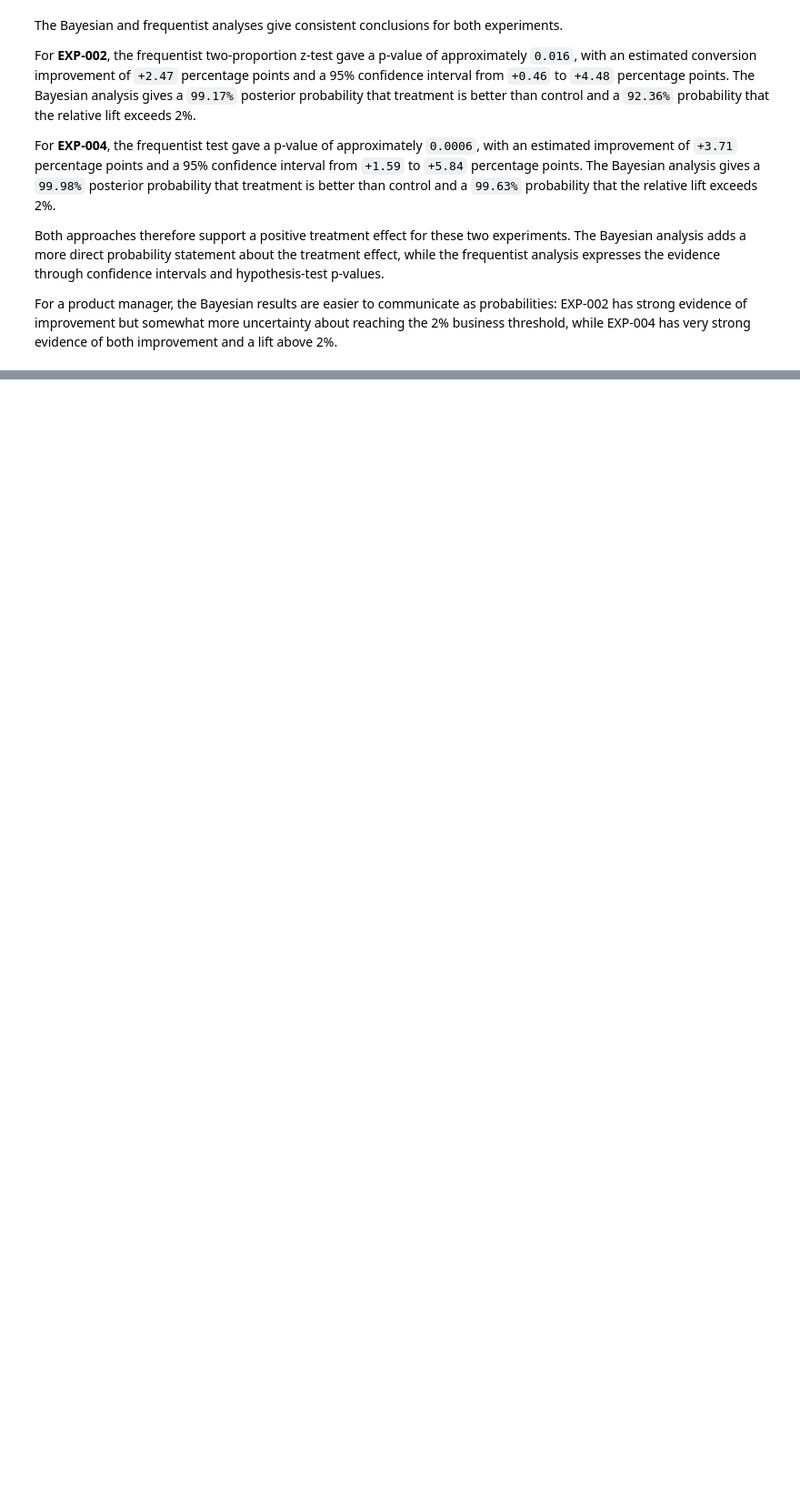
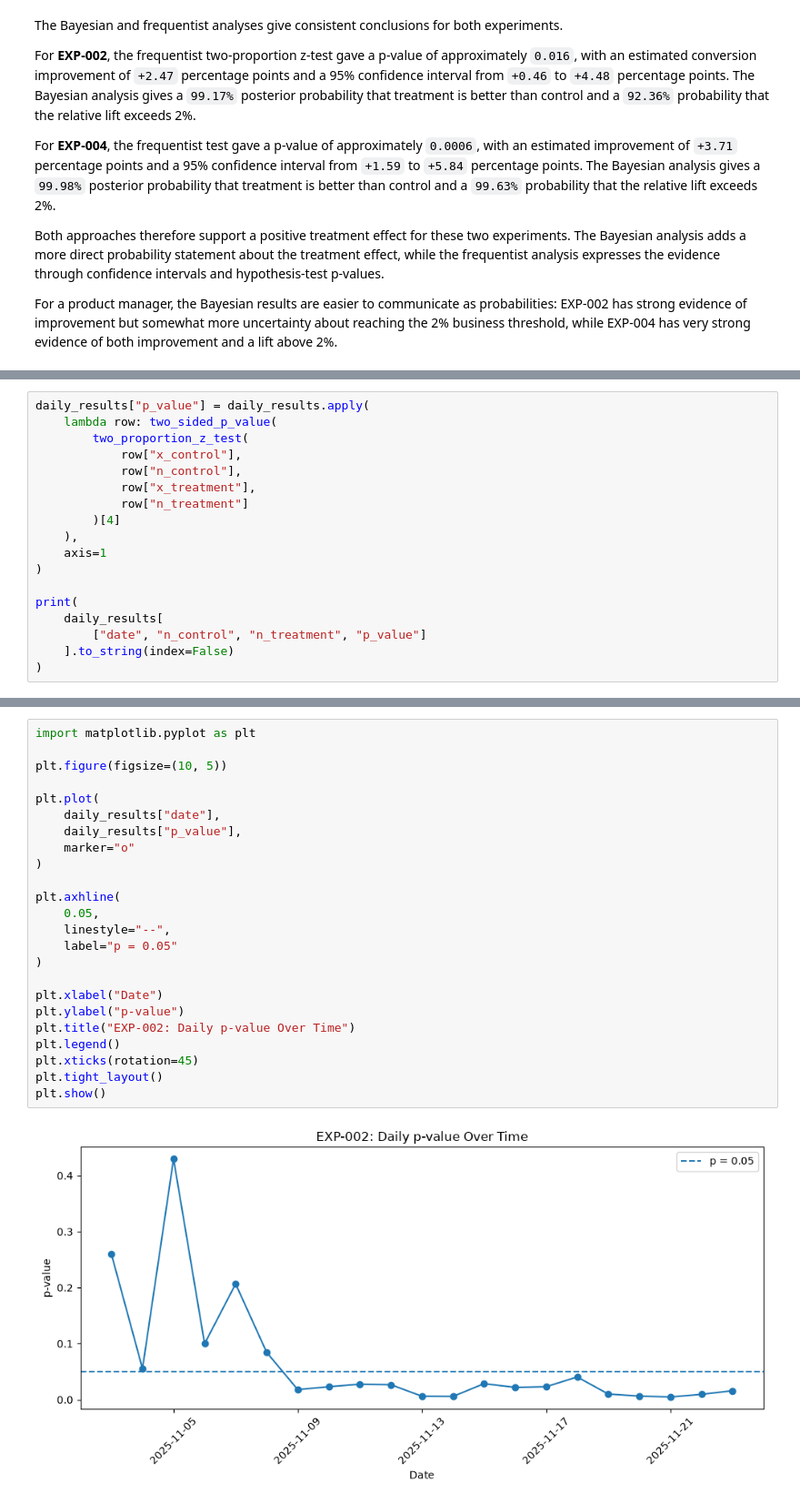
Before and after one commit to behwilionel-lang/skye8-ds-team-c-inference, a Jupyter notebook: notebooks/estimation.ipynb, the cells around one changed output, grey strips where cells are left out. Shown at 91% size. Cells and saved outputs as stored; diff of their text form; blank space fills up the shorter version.

```diff
--- a/notebooks/estimation.ipynb
+++ b/notebooks/estimation.ipynb
@@ -1281,0 +1503,18 @@ For a product manager, the Bayesian results are easier to communicate as probabi
+# %%
+daily_results["p_value"] = daily_results.apply(
+    lambda row: two_sided_p_value(
+        two_proportion_z_test(
+            row["x_control"],
+            row["n_control"],
+            row["x_treatment"],
+            row["n_treatment"]
+        )[4]
+    ),
+    axis=1
+)
+
+print(
+    daily_results[
+        ["date", "n_control", "n_treatment", "p_value"]
+    ].to_string(index=False)
+)
@@ -1281,0 +1545,26 @@ For a product manager, the Bayesian results are easier to communicate as probabi
+# %%
+import matplotlib.pyplot as plt
+
+plt.figure(figsize=(10, 5))
+
+plt.plot(
+    daily_results["date"],
+    daily_results["p_value"],
+    marker="o"
+)
+
+plt.axhline(
+    0.05,
+    linestyle="--",
+    label="p = 0.05"
+)
+
+plt.xlabel("Date")
+plt.ylabel("p-value")
+plt.title("EXP-002: Daily p-value Over Time")
+plt.legend()
+plt.xticks(rotation=45)
+plt.tight_layout()
+plt.show()
+# %% [output]
+[figure, added]
```
Also changed, not shown: parts of 11 cells of this notebook.
